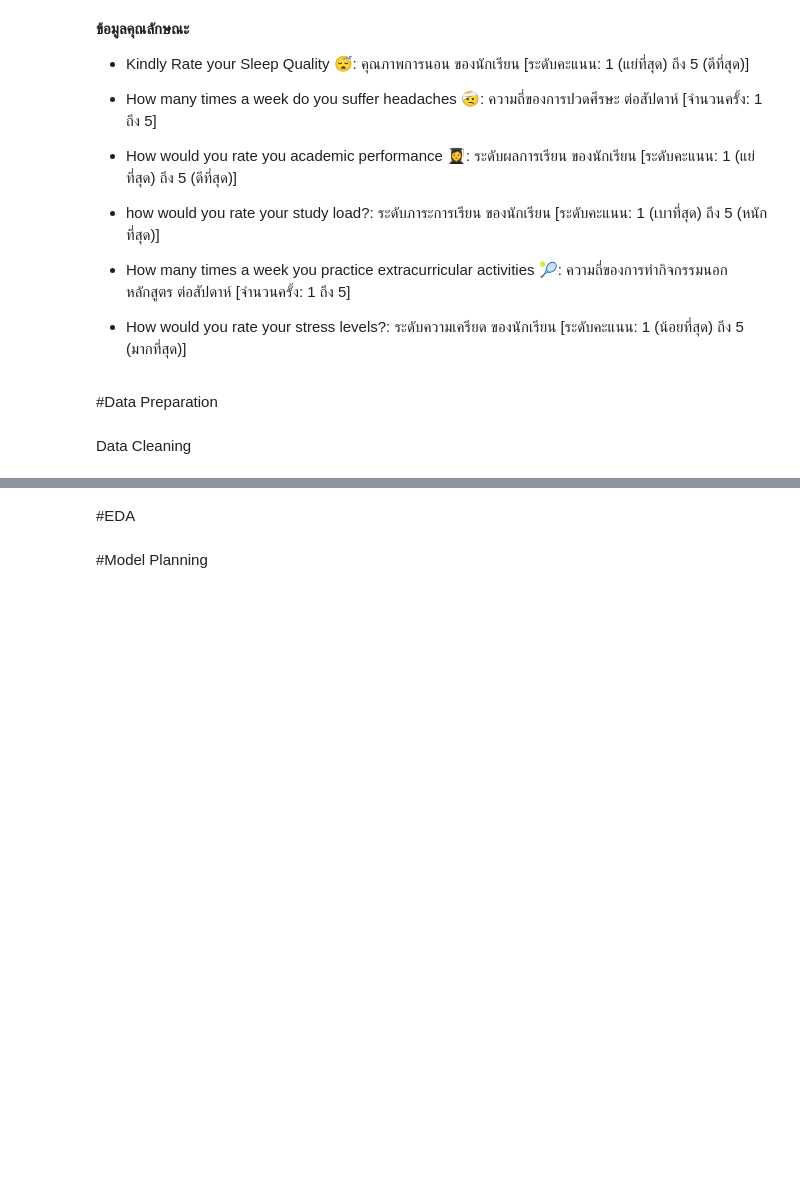
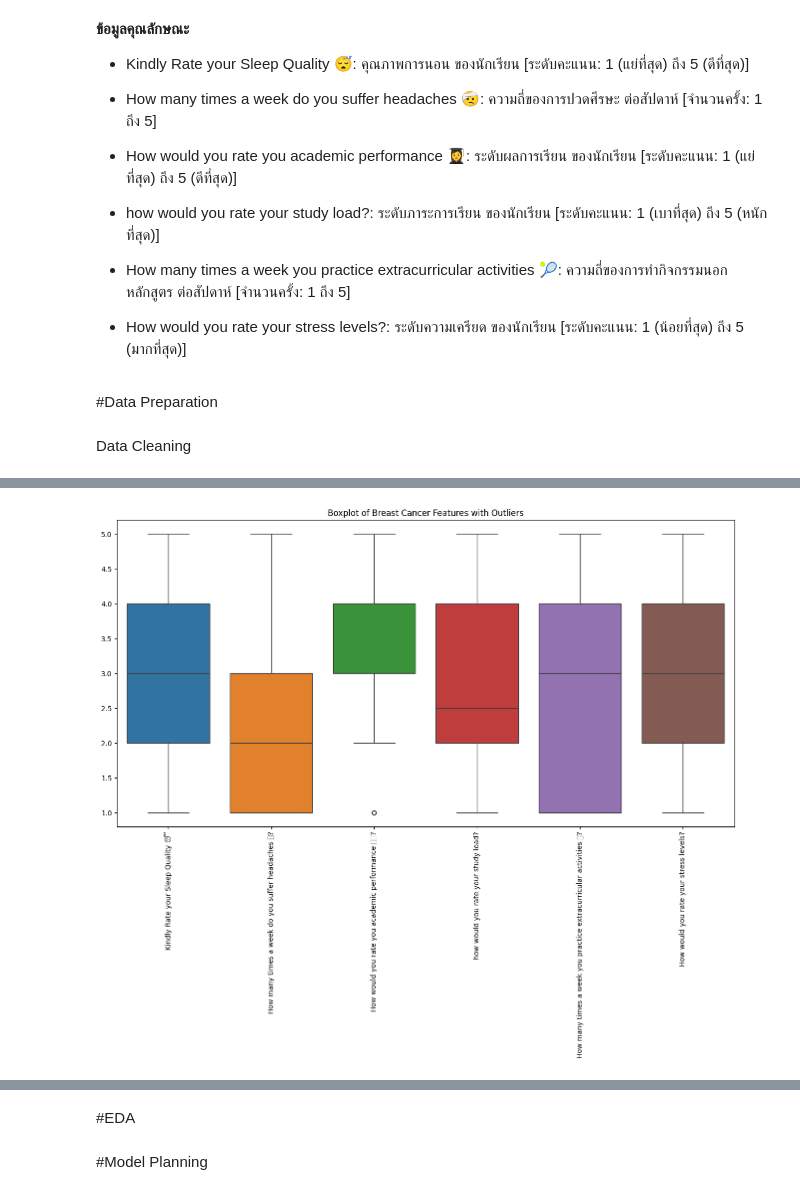
Before and after one commit to Phassakorn512/CS240-termproject, a Jupyter notebook: termproject.ipynb, the cells around one changed output, grey strips where cells are left out. Saved outputs shown, nothing was run; the diff lists cells and outputs as text; code cells hidden in the pictures; blank space fills up the shorter version.

```diff
--- a/termproject.ipynb
+++ b/termproject.ipynb
@@ -122,0 +234,10 @@ Data Cleaning
+# %%
+# ทำแผนภาพกล่อง
+
+plt.figure(figsize=(16, 8))
+sb.boxplot(data=df)
+plt.xticks(rotation=90)
+plt.title('Boxplot of Breast Cancer Features with Outliers')
+plt.show()
+# %% [output]
+[figure, added]
```
Also changed, not shown: parts of 15 cells of this notebook.
